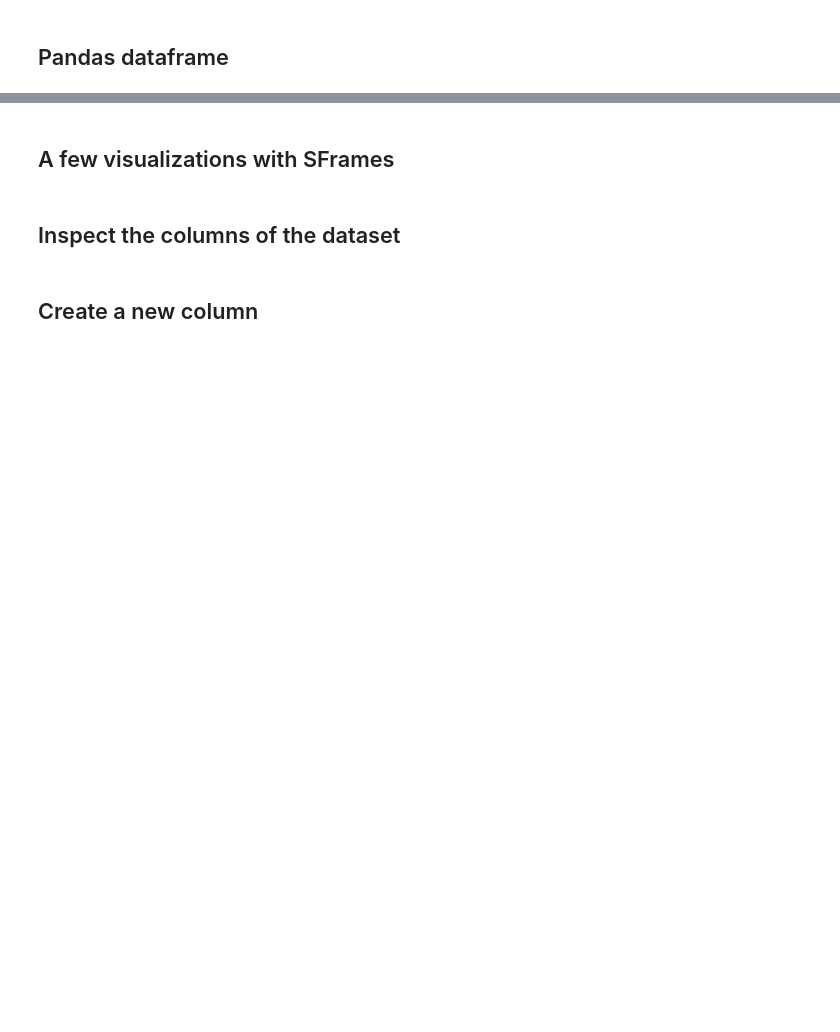
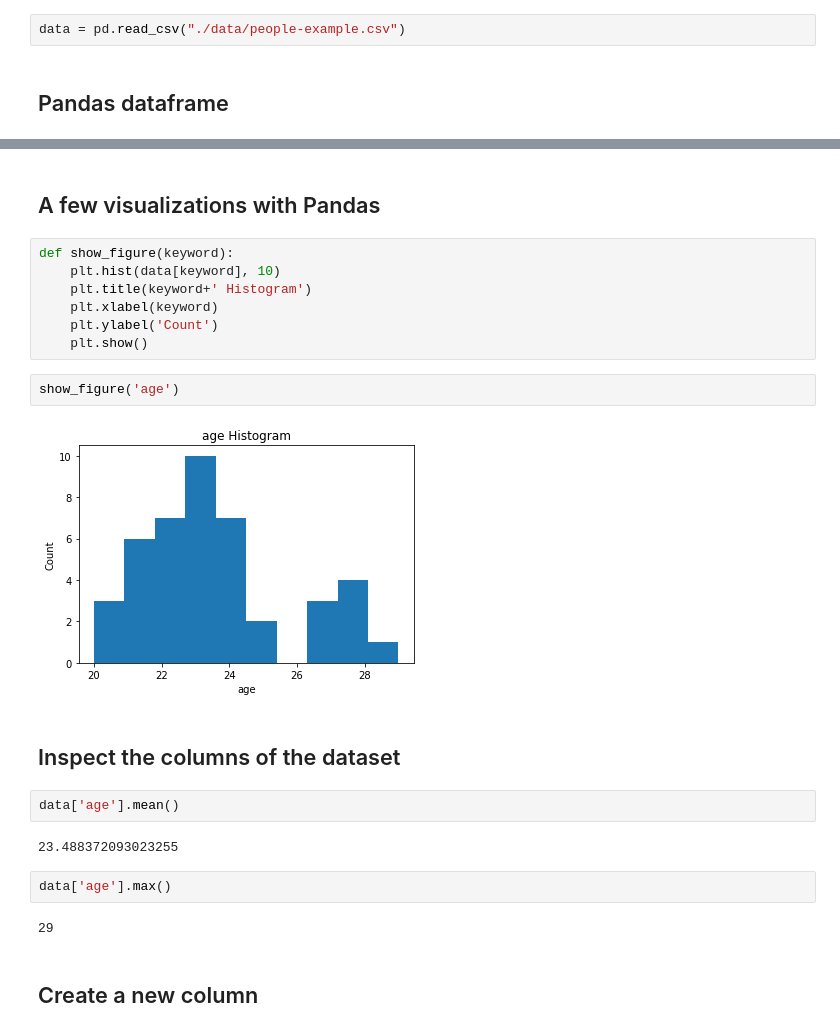
Before and after one commit to Cornell-Tech-PAML-Course-2023/0-paml-preliminaries, a Jupyter notebook: 2-ML-libraries.ipynb, the cells around one changed output, grey strips where cells are left out. Drawn from its saved outputs; the diff is of its cells as text; blank space fills up the shorter version.

```diff
--- a/2-ML-libraries.ipynb
+++ b/2-ML-libraries.ipynb
@@ -3,4 +6,6 @@
 # %% [markdown]
 ## Load some tabular data
+# %%
+data = pd.read_csv("./data/people-example.csv")
 # %% [markdown]
 ## Pandas dataframe
@@ -7,6 +50,25 @@
 # %% [markdown]
-## A few visualizations with SFrames
+## A few visualizations with Pandas
+# %%
+def show_figure(keyword):
+    plt.hist(data[keyword], 10)
+    plt.title(keyword+' Histogram')
+    plt.xlabel(keyword)
+    plt.ylabel('Count')
+    plt.show()
+# %%
+show_figure('age')
+# %% [output]
+[figure, added]
 # %% [markdown]
 ## Inspect the columns of the dataset
+# %%
+data['age'].mean()
+# %% [output]
+23.488372093023255
+# %%
+data['age'].max()
+# %% [output]
+29
 # %% [markdown]
 ## Create a new column
```
Also changed, not shown: parts of 11 cells of this notebook, 1 other file.
